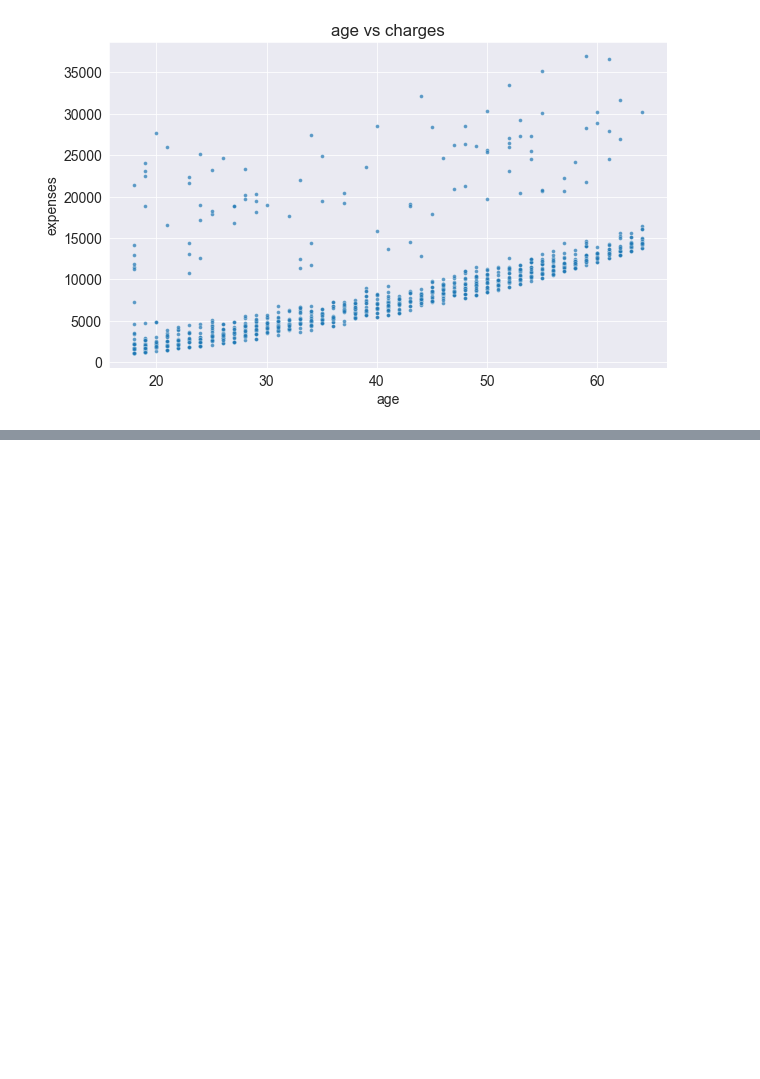
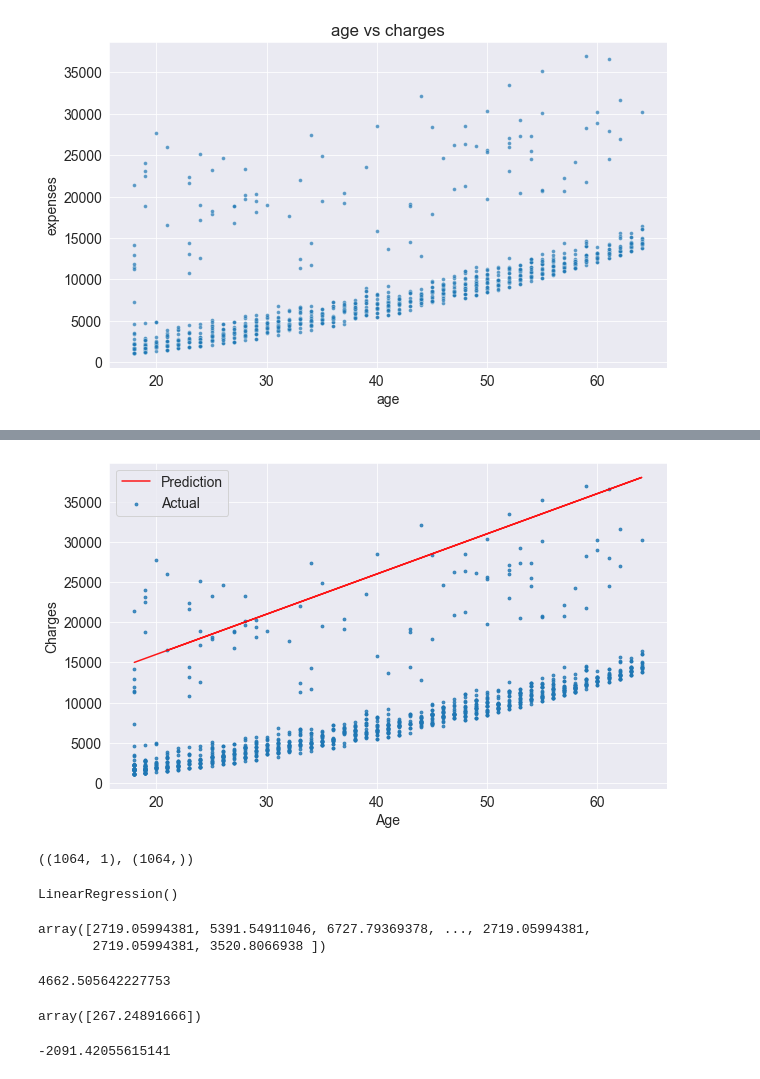
Before and after one commit to exxidae7/FreeCodeCampML-_project, a Jupyter notebook: healthcare_costs.ipynb, the cells around one changed output, grey strips where cells are left out. Cells and saved outputs as stored; diff of their text form; code cells hidden in the pictures; blank space fills up the shorter version.

```diff
--- a/healthcare_costs.ipynb
+++ b/healthcare_costs.ipynb
@@ -122,0 +142,17 @@ UnboundLocalError: local variable 'estimate_expenses' referenced before assignme
+# %%
+def try_parameters(w, b):
+    ages = non_smoker_df.age
+    target = non_smoker_df.expenses
+    predictions = estimate_charges(ages, w, b)
+
+    plt.plot(ages, predictions, 'r', alpha=0.9);
+    plt.scatter(ages, target, s=8,alpha=0.8);
+    plt.xlabel('Age');
+    plt.ylabel('Charges')
+    plt.legend(['Prediction', 'Actual']);
+
+    loss = rmse(target, predictions)
+    print("RMSE Loss: ", loss)
+# %%
+try_parameters(500, 6000)
+# %% [output]
@@ -122,0 +160,14 @@ UnboundLocalError: local variable 'estimate_expenses' referenced before assignme
+[figure, added]
+# %%
+from sklearn.linear_model import LinearRegression
+model = LinearRegression()
+
+inputs = non_smoker_df[['age']]
+targets = non_smoker_df.expenses
+input.shape , targets.shape
+# %% [output]
+((1064, 1), (1064,))
+# %%
+model.fit(inputs , targets)
+# %% [output]
+LinearRegression()
@@ -122,0 +176,17 @@ UnboundLocalError: local variable 'estimate_expenses' referenced before assignme
+# %%
+predictions
+# %% [output]
+array([2719.05994381, 5391.54911046, 6727.79369378, ..., 2719.05994381,
+       2719.05994381, 3520.8066938 ])
+# %%
+rmse(targets, predictions)
+# %% [output]
+4662.505642227753
+# %%
+model.coef_
+# %% [output]
+array([267.24891666])
+# %%
+model.intercept_
+# %% [output]
+-2091.42055615141
```
Also changed, not shown: parts of 21 cells of this notebook.
